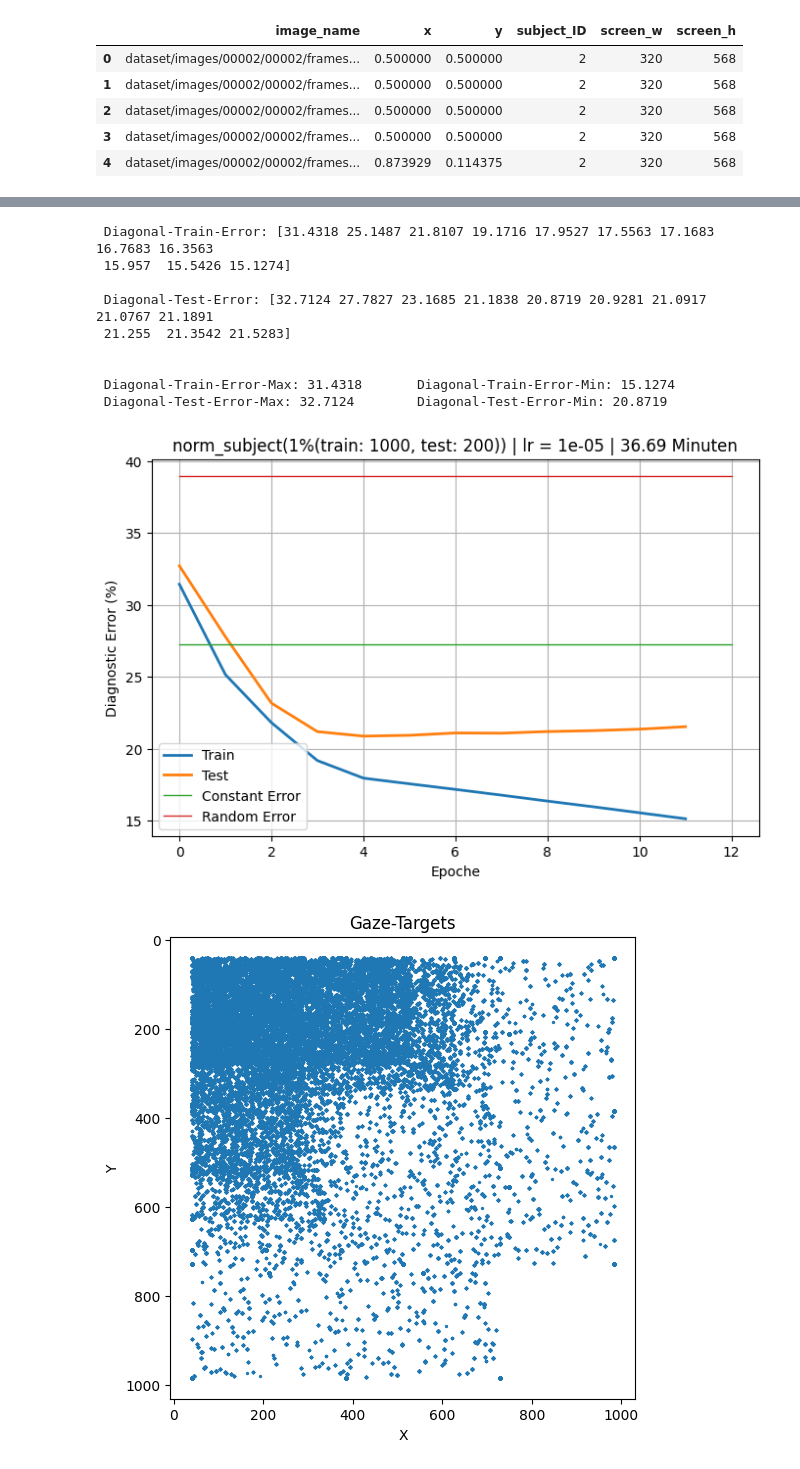
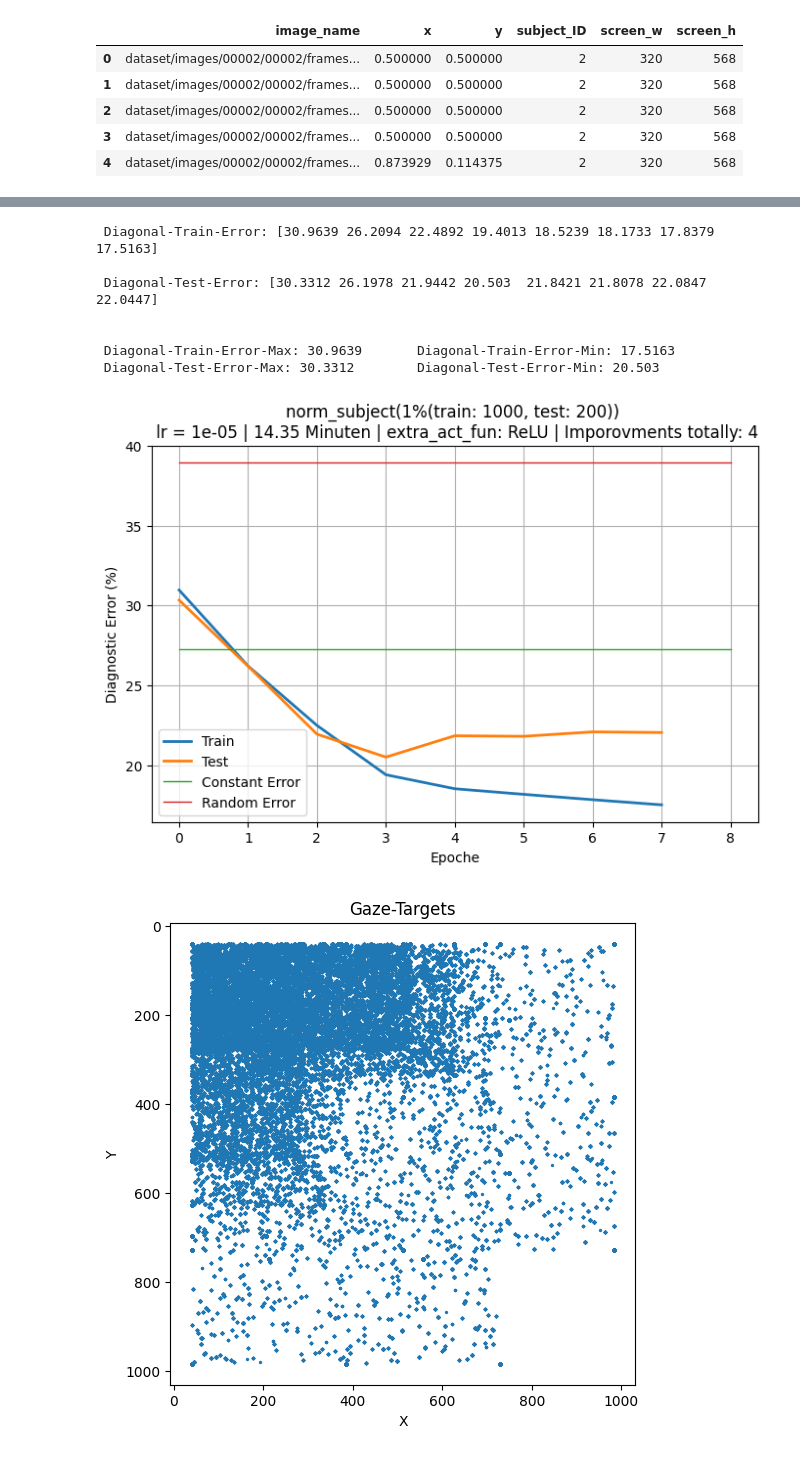
Before and after one commit to RafeiKAr/gaze-estimation, a Jupyter notebook: notebook_model_train.ipynb, the cells around one changed output, grey strips where cells are left out. Drawn from its saved outputs; the diff is of its cells as text; code cells hidden in the pictures.

```diff
--- a/notebook_model_train.ipynb
+++ b/notebook_model_train.ipynb
@@ -149,8 +188,6 @@ transform = transforms.Compose([
 
 # Dataset:
 
-# def_dataset_size = [10000, 2000]
-def_dataset_size = [1000, 200]
 
 def_dataset = 'norm_subject'
 
@@ -183,7 +220,7 @@ test_dataset = GazeDataset(
 # Loader:
 train_loader = DataLoader(
     train_dataset,
-    batch_size=64,
+    batch_size=batch_Size,
     shuffle=True,
     num_workers=8,
     persistent_workers=True
@@ -191,7 +228,7 @@ train_loader = DataLoader(
 
 test_loader = DataLoader(
     test_dataset,
-    batch_size=64,
+    batch_size=batch_Size,
     shuffle=False,
     num_workers=8,
     persistent_workers=True
@@ -219,6 +256,8 @@ test_loader = DataLoader(
 model = resnet18(
     weights=ResNet18_Weights.DEFAULT
 )
+
+model_name = model.__class__.__name__
 
 # last layer Original: 512 → 1000, but we need: 512 → 2 (for x, y)
 model.fc = nn.Sequential(
@@ -229,16 +268,24 @@ model.fc = nn.Sequential(
     nn.ReLU(),
     nn.Linear(
         512,
-        128
+        256
     ),
     nn.ReLU(),
     nn.Dropout(0.2),
     nn.Linear(
+        256,
+        128
+    ),
+    # GaussianActivation(sigma=1.0),
+    nn.ReLU(),
+    nn.Linear(
         128,
         2
     ),
-    nn.ReLU()
+    nn.Sigmoid()
 )
+
+active_func = 'Sigmoid'
 # %%
 # 10: GPU
 # check:
@@ -273,7 +320,6 @@ ResNet(
 
 # criterion = nn.MSELoss()
 criterion = nn.SmoothL1Loss()
-learning_rate = 1e-5
 
 for param in model.parameters():
     param.requires_grad = False
@@ -289,7 +335,7 @@ for param in model.fc.parameters():
 optimizer = torch.optim.AdamW(
     filter(lambda p:p.requires_grad, model.parameters()),
     lr=learning_rate,
-    weight_decay=1e-5
+    weight_decay=weight_Decay
 )
 
 # Optimizer:
@@ -529,42 +599,40 @@ plt.plot(diag_test_error, label="Test", linewidth=2)
 
 plt.plot(epochs, [27.245] * len(epochs),
          label="Constant Error", linewidth=1)
 
 plt.plot(epochs, [38.939] * len(epochs),
          label="Random Error", linewidth=1)
 
 
-plt.title(f"{def_dataset}(1%(train: {def_dataset_size[0]}, test: {def_dataset_size[1]})) |"
-          f" lr = {learning_rate} | {elapsed_running_time/60:.2f} Minuten"
+plt.title(f"{def_dataset}(1%(train: {def_dataset_size[0]}, test: {def_dataset_size[1]})) \n"
+          f" lr = {learning_rate} | {elapsed_running_time/60:.2f} Minuten | extra_act_fun: {active_func} | Imporovments totally: {e}"
 )
 
 plt.xlabel("Epoche")
 plt.ylabel("Diagnostic Error (%)")
 plt.grid(True)
 plt.legend()
 
 # Ordner erstellen (falls er noch nicht existiert)
 os.makedirs("./results", exist_ok=True)
 
 # Diagramm speichern
 plt.savefig(
     f"results/diag_error_{def_dataset}_{learning_rate}_{def_dataset_size[0]}_{def_dataset_size[1]}_a.png",
     dpi=300,
     bbox_inches="tight"
 )
 
 plt.show()
 # %% [output]
- Diagonal-Train-Error: [31.4318 25.1487 21.8107 19.1716 17.9527 17.5563 17.1683 16.7683 16.3563
- 15.957  15.5426 15.1274]
+ Diagonal-Train-Error: [30.9639 26.2094 22.4892 19.4013 18.5239 18.1733 17.8379 17.5163]
 
- Diagonal-Test-Error: [32.7124 27.7827 23.1685 21.1838 20.8719 20.9281 21.0917 21.0767 21.1891
- 21.255  21.3542 21.5283]
+ Diagonal-Test-Error: [30.3312 26.1978 21.9442 20.503  21.8421 21.8078 22.0847 22.0447]
 
 
- Diagonal-Train-Error-Max: 31.4318       Diagonal-Train-Error-Min: 15.1274
- Diagonal-Test-Error-Max: 32.7124        Diagonal-Test-Error-Min: 20.8719
+ Diagonal-Train-Error-Max: 30.9639       Diagonal-Train-Error-Min: 17.5163
+ Diagonal-Test-Error-Max: 30.3312        Diagonal-Test-Error-Min: 20.503
-[figure, old version]
+[figure, new version]
 # %%
 # PLOT:
 # images_dir = "./datasets/images/"
```
Also changed, not shown: parts of 6 cells of this notebook, 1 other file.
